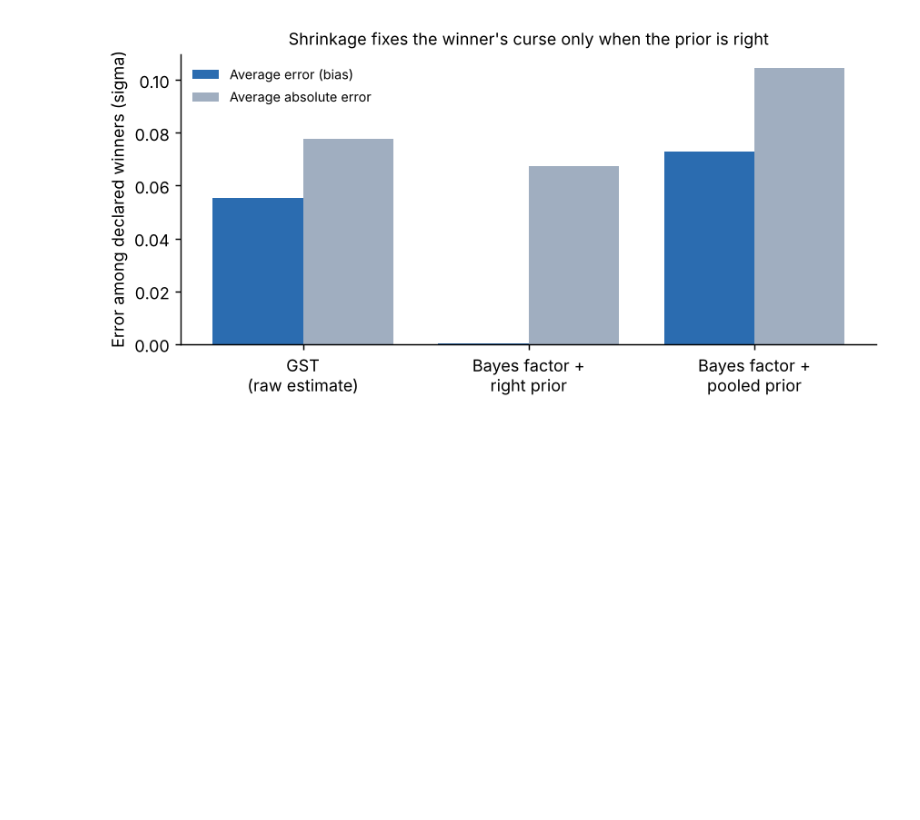
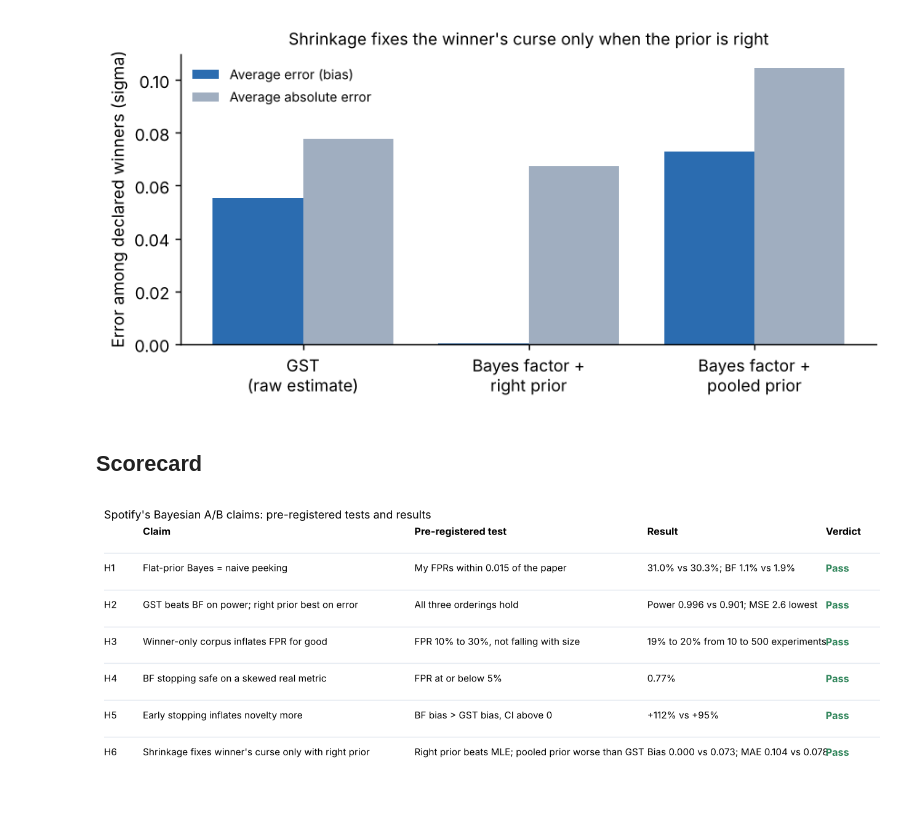
Before and after one commit to ZFayFay/spotify-bayes-replication, a Jupyter notebook: spotify_bayes_replication.ipynb, the cells around one changed output. Drawn from its saved outputs; the diff is of its cells as text; code cells hidden in the pictures; blank space fills up the shorter version.

Commit message:
Robustness checks, scorecard, revised write-up
Co-Authored-By: Claude Opus 5.5 <noreply@anthropic.com>
Claude-Session: https://claude.ai/code/session_01Wbjt2Q8rNLmbdQUsrvNaRK

```diff
--- a/spotify_bayes_replication.ipynb
+++ b/spotify_bayes_replication.ipynb
@@ -126,6 +126,9 @@ tabA = pd.DataFrame(rowsA)
 print(tabA.to_string(index=False))
 RES["setting_A"] = tabA.to_dict(orient="records")
 RES["H1_pass"] = bool(tabA.pass_.all())
+# The paper's BF rates (0.019, 0.016) are about twice my directional rates. Counting a crossing in either direction:
+RES["bf_any_direction"] = {V: float((bf_normal(d0, 2.0 / looks, V) > THR).any(1).mean()) for V in (0.2, 0.4)}
+print("BF crossing in either direction:", RES["bf_any_direction"])
 # %% [output]
             rule  paper_fpr  my_fpr  ci_lo  ci_hi  power  avg_n  pass_
            naive      0.303  0.3100 0.3009 0.3192  1.000  183.0   True
@@ -496,3 +500,33 @@ print({k: RES[k]["pass_"] if isinstance(RES[k], dict) and "pass_" in RES[k] else
 [figure]
 [figure]
 [figure]
+# %% [markdown]
+## Scorecard
+# %%
+def scorecard(rows, title, path):
+    """rows: (id, claim, test, result, verdict). Verdict colors: Pass green, Fail red, other amber."""
+    colors = {"Pass": "#2f855a", "Fail": "#c53030"}
+    fig, ax = plt.subplots(figsize=(10, 0.48 * len(rows) + 1.0)); ax.axis("off")
+    heads = ["", "Claim", "Pre-registered test", "Result", "Verdict"]
+    xs = [0.0, 0.05, 0.40, 0.70, 0.93]
+    y = 1.0; step = 1.0 / (len(rows) + 1.3)
+    for x, h in zip(xs, heads): ax.text(x, y, h, fontsize=9, fontweight="bold", va="top", transform=ax.transAxes)
+    for r in rows:
+        y -= step
+        ax.plot([0, 1], [y + step * 0.25] * 2, color="#e2e8f0", lw=0.8, transform=ax.transAxes)
+        for x, t in zip(xs[:4], r[:4]): ax.text(x, y, t, fontsize=8.5, va="top", transform=ax.transAxes, wrap=True)
+        ax.text(xs[4], y, r[4], fontsize=9, fontweight="bold", va="top", color=colors.get(r[4].split()[0], "#b7791f"), transform=ax.transAxes)
+    ax.set_title(title, fontsize=10, loc="left")
+    fig.tight_layout(); fig.savefig(path, dpi=200, bbox_inches="tight")
+
+A_ = {r["rule"]: r for r in RES["setting_A"]}; B_ = {r["method"]: r for r in RES["setting_B"]}
+scorecard([
+    ("H1", "Flat-prior Bayes = naive peeking", "My FPRs within 0.015 of the paper", f"{A_['flat_p95']['my_fpr']*100:.1f}% vs 30.3%; BF {A_['bf_0.2']['my_fpr']*100:.1f}% vs 1.9%", "Pass"),
+    ("H2", "GST beats BF on power; right prior best on error", "All three orderings hold", f"Power {B_['GST 14 looks']['power']:.3f} vs {B_['BF EB oracle']['power']:.3f}; MSE {B_['BF EB oracle']['mse_x1000']:.1f} lowest", "Pass"),
+    ("H3", "Winner-only corpus inflates FPR for good", "FPR 10% to 30%, not falling with size", "19% to 20% from 10 to 500 experiments", "Pass"),
+    ("H4", "BF stopping safe on a skewed real metric", "FPR at or below 5%", f"{RES['H4']['table'][4]['fpr']*100:.2f}%", "Pass"),
+    ("H5", "Early stopping inflates novelty more", "BF bias > GST bias, CI above 0", f"+{RES['H5']['relbias_bf_postmean']*100:.0f}% vs +{RES['H5']['relbias_gst']*100:.0f}%", "Pass"),
+    ("H6", "Shrinkage fixes winner's curse only with right prior", "Right prior beats MLE; pooled prior worse than GST", "Bias 0.000 vs 0.073; MAE 0.104 vs 0.078", "Pass"),
+], "Spotify's Bayesian A/B claims: pre-registered tests and results", "figures/fig0_scorecard.png")
+# %% [output]
+[figure, added]
```
Also changed, not shown: parts of 1 cell of this notebook, 4 other files.
